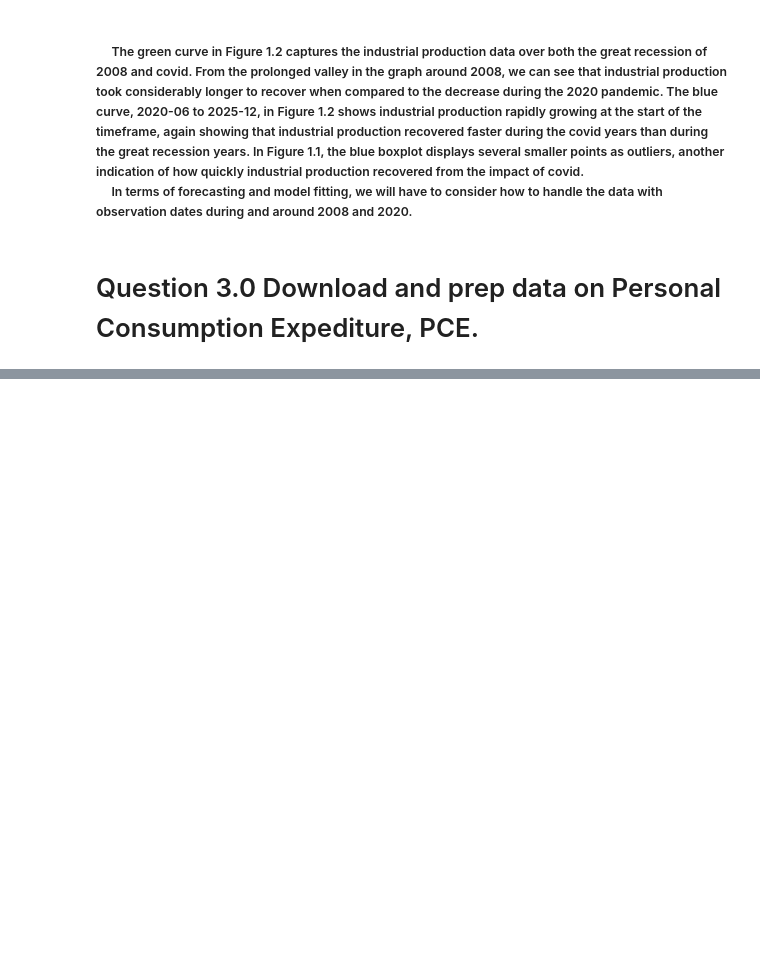
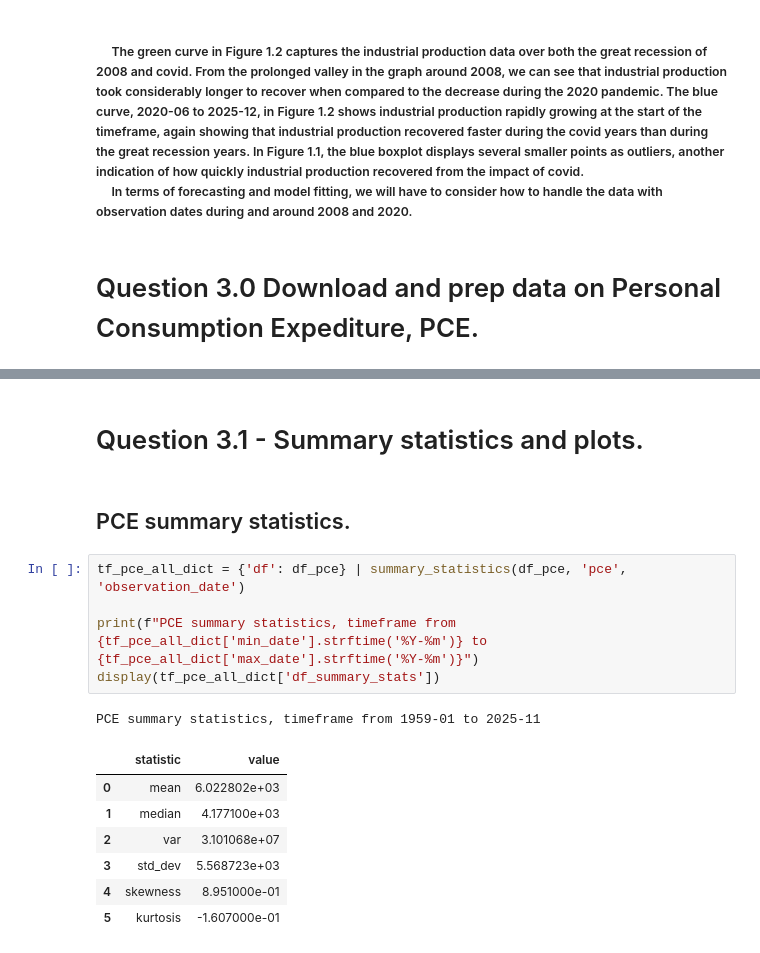
Before and after one commit to Vazquez-Michael-V/570_homework, a Jupyter notebook: assignment_1/assignment_1.ipynb, the cells around one changed output, grey strips where cells are left out. Saved outputs shown, nothing was run; the diff lists cells and outputs as text; blank space fills up the shorter version.

```diff
--- a/assignment_1/assignment_1.ipynb
+++ b/assignment_1/assignment_1.ipynb
@@ -474,0 +564,18 @@ plt.show()
+# %% [markdown]
+# Question 3.1 - Summary statistics and plots.
+# %% [markdown]
+## PCE summary statistics.
+# %%
+tf_pce_all_dict = {'df': df_pce} | summary_statistics(df_pce, 'pce', 'observation_date')
+
+print(f"PCE summary statistics, timeframe from {tf_pce_all_dict['min_date'].strftime('%Y-%m')} to {tf_pce_all_dict['max_date'].strftime('%Y-%m')}")
+display(tf_pce_all_dict['df_summary_stats'])
+# %% [output]
+PCE summary statistics, timeframe from 1959-01 to 2025-11
+|  | statistic | value |
+| 0 | mean | 6.022802e+03 |
+| 1 | median | 4.177100e+03 |
+| 2 | var | 3.101068e+07 |
+| 3 | std_dev | 5.568723e+03 |
+| 4 | skewness | 8.951000e-01 |
+| 5 | kurtosis | -1.607000e-01 |
```
Also changed, not shown: parts of 21 cells of this notebook, 1 other file.
